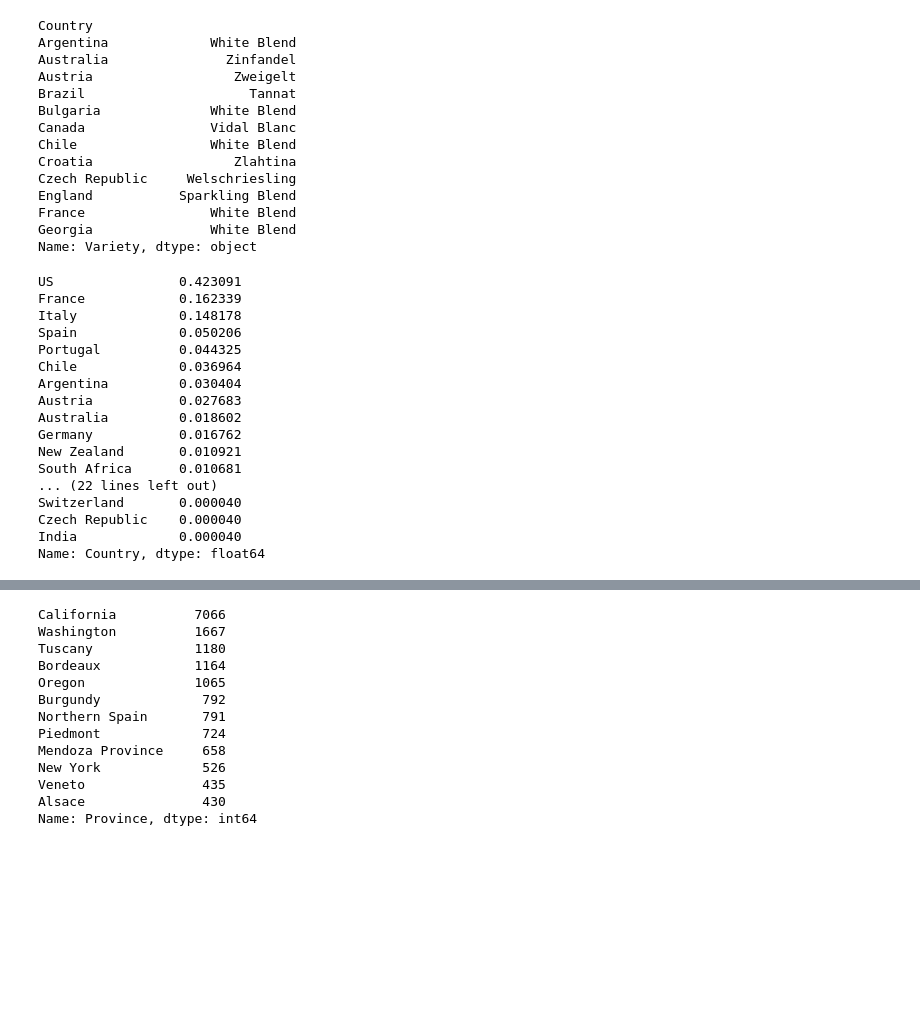
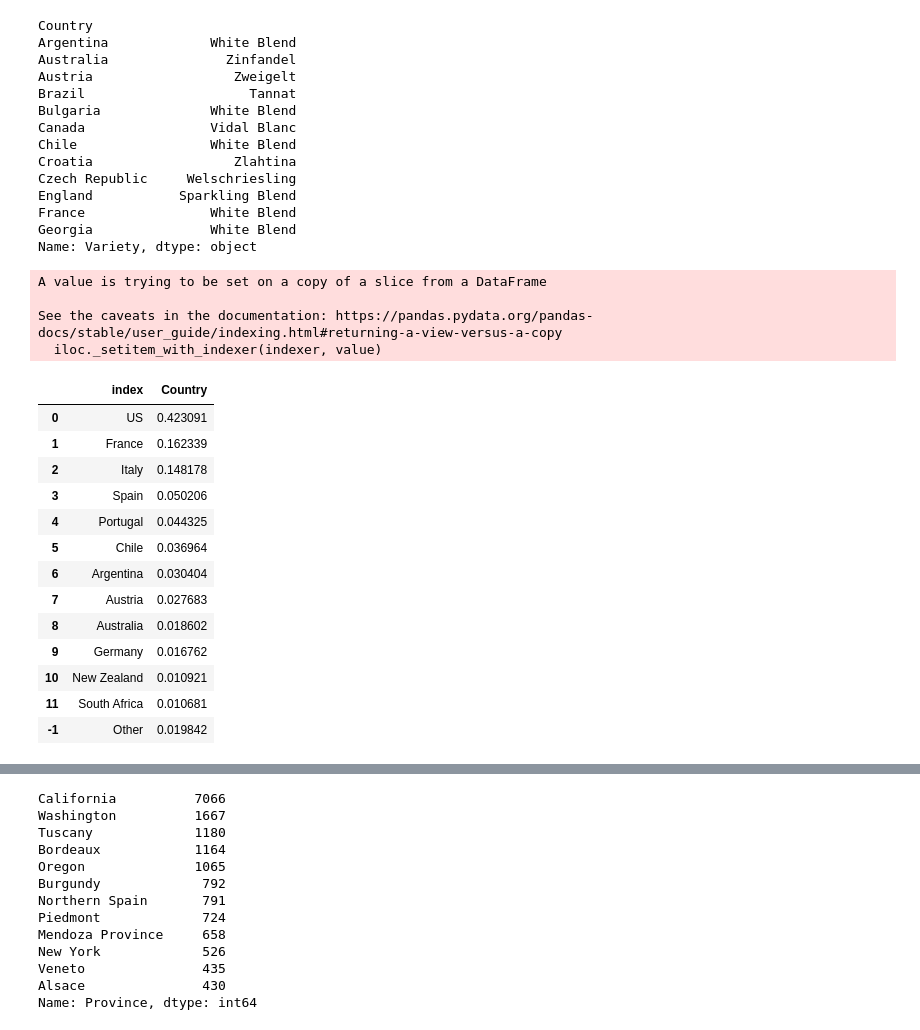
Before and after one commit to kenkre/wine_rating, a Jupyter notebook: wine_rating_data_load_n_EDA.ipynb, the cells around one changed output, grey strips where cells are left out. Saved outputs shown, nothing was run; the diff lists cells and outputs as text; code cells hidden in the pictures; blank space fills up the shorter version.

```diff
--- a/wine_rating_data_load_n_EDA.ipynb
+++ b/wine_rating_data_load_n_EDA.ipynb
@@ -125,22 +129,4 @@ France                White Blend
 Georgia               White Blend
 Name: Variety, dtype: object
 # %%
-df['Country'].value_counts()/len(df)
+df_pie = (df['Country'].value_counts()/len(df)).reset_index()
-# %% [output]
-US                0.423091
-France            0.162339
-Italy             0.148178
-Spain             0.050206
-Portugal          0.044325
-Chile             0.036964
-Argentina         0.030404
-Austria           0.027683
-Australia         0.018602
-Germany           0.016762
-New Zealand       0.010921
-South Africa      0.010681
-... (22 lines left out)
-Switzerland       0.000040
-Czech Republic    0.000040
-India             0.000040
-Name: Country, dtype: float64
@@ -146,0 +135,24 @@ Name: Country, dtype: float64
+# %%
+df_pie2.loc[-1] = ['Other',0.019842]
+# %% [output]
+A value is trying to be set on a copy of a slice from a DataFrame
+
+See the caveats in the documentation: https://pandas.pydata.org/pandas-docs/stable/user_guide/indexing.html#returning-a-view-versus-a-copy
+  iloc._setitem_with_indexer(indexer, value)
+# %%
+df_pie2
+# %% [output]
+|  | index | Country |
+| 0 | US | 0.423091 |
+| 1 | France | 0.162339 |
+| 2 | Italy | 0.148178 |
+| 3 | Spain | 0.050206 |
+| 4 | Portugal | 0.044325 |
+| 5 | Chile | 0.036964 |
+| 6 | Argentina | 0.030404 |
+| 7 | Austria | 0.027683 |
+| 8 | Australia | 0.018602 |
+| 9 | Germany | 0.016762 |
+| 10 | New Zealand | 0.010921 |
+| 11 | South Africa | 0.010681 |
+| -1 | Other | 0.019842 |
```
Also changed, not shown: parts of 16 cells of this notebook, 14 other files.
